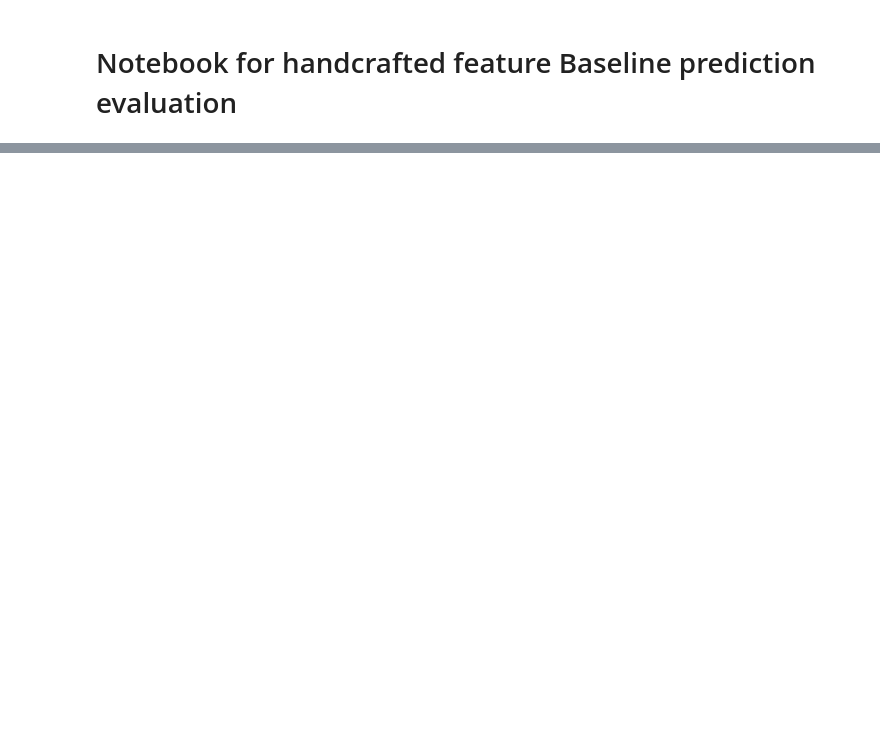
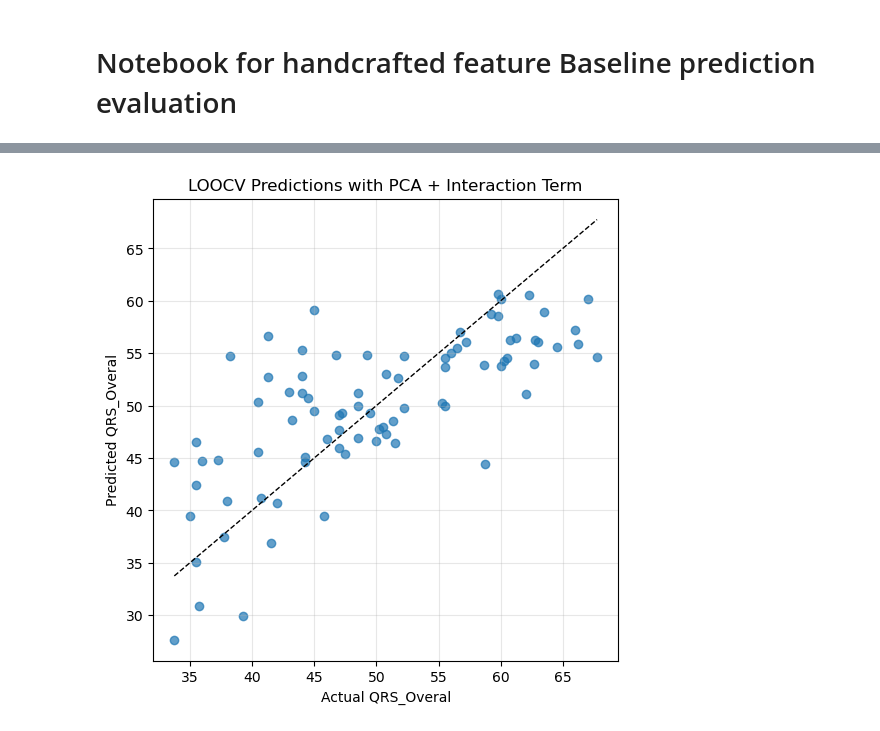
Before and after one commit to FinnWeikert/master-project, a Jupyter notebook: notebooks/handcrafted_baseline.ipynb, the cells around one changed output, grey strips where cells are left out. Cells and saved outputs as stored; diff of their text form; code cells hidden in the pictures; blank space fills up the shorter version.

```diff
--- a/notebooks/handcrafted_baseline.ipynb
+++ b/notebooks/handcrafted_baseline.ipynb
@@ -191,0 +229,90 @@ LOOCV Correlation: 0.71
+# %%
+import numpy as np
+import pandas as pd
+import statsmodels.formula.api as smf
+from sklearn.decomposition import PCA
+from sklearn.preprocessing import StandardScaler
+import matplotlib.pyplot as plt
+
+# --- Step 0: Define metrics and interaction ---
+metrics = ["adjusted_total_path_Right", "total_duration_Right", "adjusted_num_reversals_Right", "mean_abs_angle_change_Right"]
+
+# --- Step 1: LOOCV setup ---
+participants = df_metrics['Participant Number'].unique()
+y_true = []
+y_pred = []
+case_number = []
+
+for p in participants:
+    # --- Split train/test ---
+    train_df = df_metrics[df_metrics['Participant Number'] != p].copy()
+    test_df = df_metrics[df_metrics['Participant Number'] == p].copy()
+
+    # --- Standardize metrics on training data ---
+    scaler = StandardScaler()
+    X_train_scaled = scaler.fit_transform(train_df[metrics])
+    X_test_scaled = scaler.transform(test_df[metrics])
+
+    df_train_scaled = pd.DataFrame(X_train_scaled, columns=metrics, index=train_df.index)
+    df_test_scaled = pd.DataFrame(X_test_scaled, columns=metrics, index=test_df.index)
+
+    # --- PCA on scaled training metrics ---
+    pca = PCA(n_components=min(len(metrics), 4))
+    pcs_train = pca.fit_transform(df_train_scaled)
+    pcs_test = pca.transform(df_test_scaled)
+
+    # Add PCs to train/test DataFrames
+    for i in range(pcs_train.shape[1]):
+        df_train_scaled[f'PC{i+1}'] = pcs_train[:, i]
+        df_test_scaled[f'PC{i+1}'] = pcs_test[:, i]
+
+    # Add target and metadata
+    df_train_scaled['QRS_Overal'] = train_df['QRS_Overal']
+    df_train_scaled['Participant'] = train_df['Participant Number']
+    df_train_scaled['Case_Number'] = train_df['Case_Number']
+
+    df_test_scaled['QRS_Overal'] = test_df['QRS_Overal']
+    df_test_scaled['Participant'] = test_df['Participant Number']
+    df_test_scaled['Case_Number'] = test_df['Case_Number']
+
+    # --- Create interaction manually on scaled features ---
+    #df_train_scaled['inter1'] = df_train_scaled['adjusted_total_path_Right'] * df_train_scaled['mean_abs_angle_change_Right']
+    #df_test_scaled['inter1'] = df_test_scaled['adjusted_total_path_Right'] * df_test_scaled['mean_abs_angle_change_Right']
+
+    # --- Step 2: Fit LMM ---
+    model = smf.mixedlm(
+        "QRS_Overal ~ PC1 + PC2 + PC3",
+        df_train_scaled,
+        groups=df_train_scaled["Participant"],
+        vc_formula={"Case": "0 + C(Case_Number)"}
+    )
+    results = model.fit()
+
+    # --- Step 3: Predict on test participant ---
+    pred = results.predict(df_test_scaled)
+    y_true.extend(df_test_scaled['QRS_Overal'].values)
+    y_pred.extend(pred.values)
+    case_number.extend(df_test_scaled['Case_Number'].values)
+
+# --- Step 4: Evaluate performance ---
+y_true = np.array(y_true)
+y_pred = np.array(y_pred)
+errors = np.abs(y_true - y_pred)
+
+mae = np.mean(errors)
+rmse = np.sqrt(np.mean((y_true - y_pred)**2))
+sd = np.std(y_pred - y_true)
+corr = np.corrcoef(y_true, y_pred)[0, 1]
+
+print(f"LOOCV MAE: {mae:.2f}, RMSE: {rmse:.2f}, SD: {sd:.2f}, Correlation: {corr:.2f}")
+
+# --- Step 5: Visualization ---
+plt.figure(figsize=(6,6))
+plt.scatter(y_true, y_pred, alpha=0.7)
+plt.plot([min(y_true), max(y_true)], [min(y_true), max(y_true)], 'k--', lw=1)
+plt.xlabel("Actual QRS_Overal")
+plt.ylabel("Predicted QRS_Overal")
+plt.title("LOOCV Predictions with PCA + Interaction Term")
+plt.grid(True, alpha=0.3)
+plt.show()
+# %% [output]
@@ -191,0 +320 @@ LOOCV Correlation: 0.71
+[figure, added]
```
Also changed, not shown: parts of 10 cells of this notebook, 23 other files.
